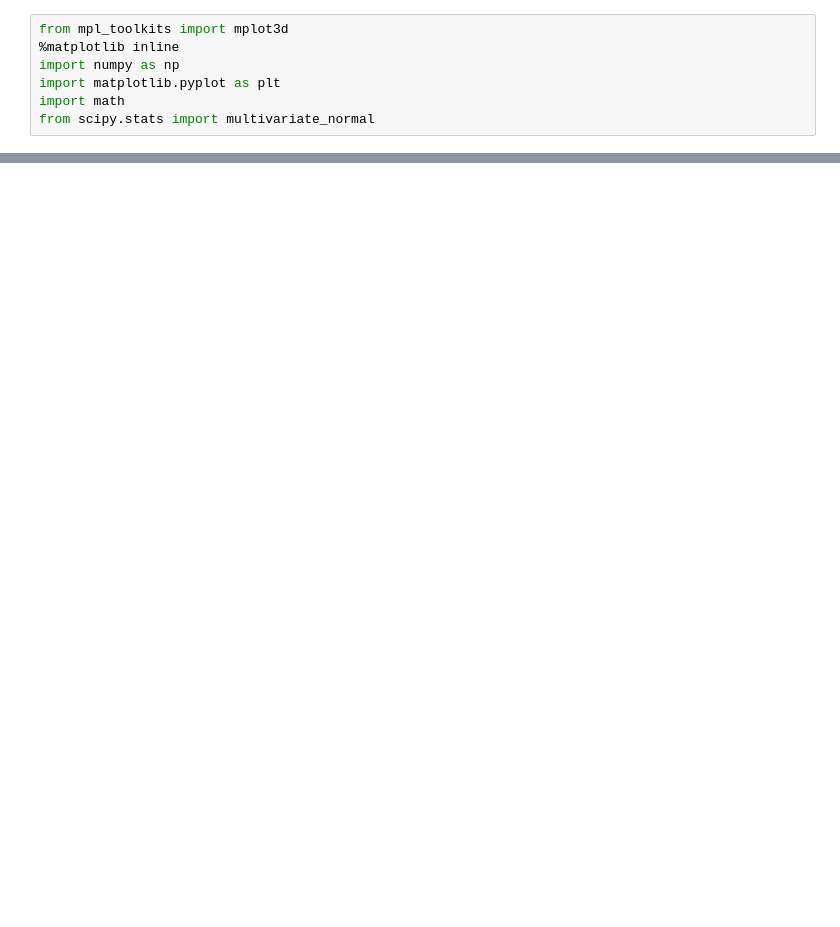
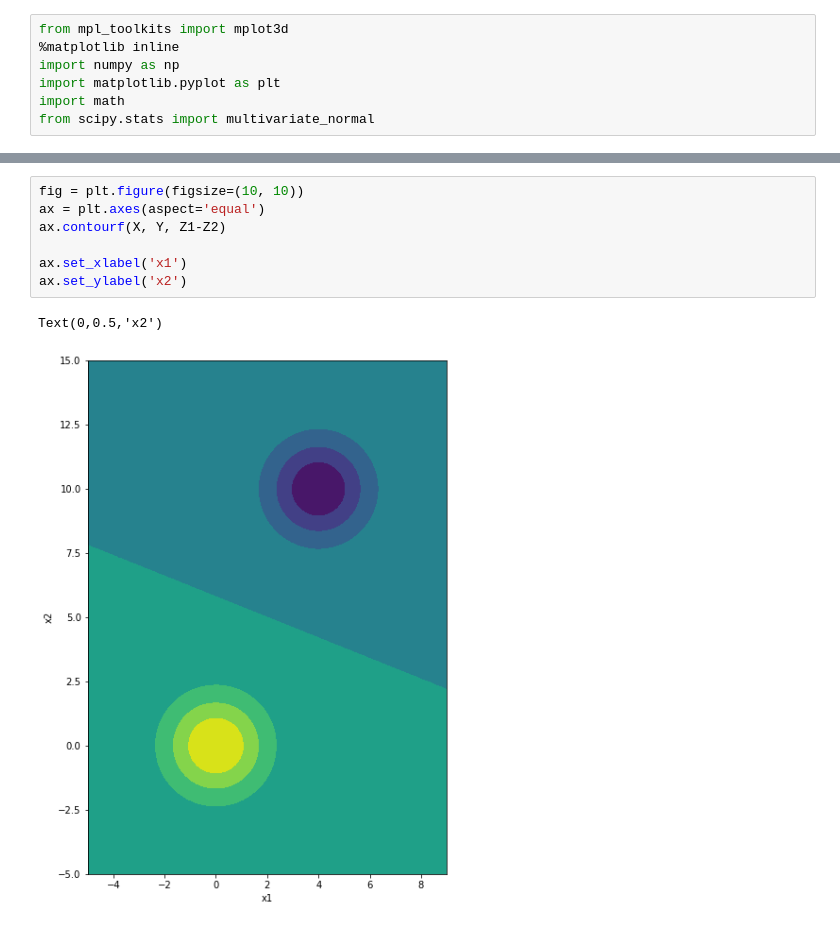
Before and after one commit to bhavi289/Plotting-Multivariate-Normal-Distribution, a Jupyter notebook: MultivariateNormalDistribution.ipynb, the cells around one changed output, grey strips where cells are left out. Drawn from its saved outputs; the diff is of its cells as text; blank space fills up the shorter version.

```diff
--- a/MultivariateNormalDistribution.ipynb
+++ b/MultivariateNormalDistribution.ipynb
@@ -71,0 +88,10 @@ Text(0.5,0,'p')
+# %%
+fig = plt.figure(figsize=(10, 10))
+ax = plt.axes(aspect='equal')
+ax.contourf(X, Y, Z1-Z2)
+
+ax.set_xlabel('x1')
+ax.set_ylabel('x2')
+# %% [output]
+Text(0,0.5,'x2')
+[figure, added]
```
Also changed, not shown: parts of 3 cells of this notebook.
